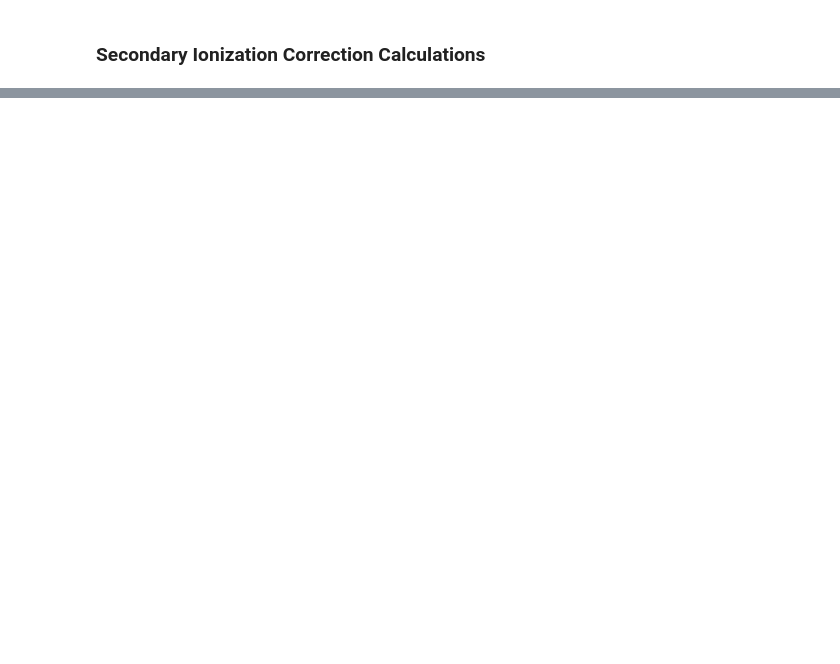
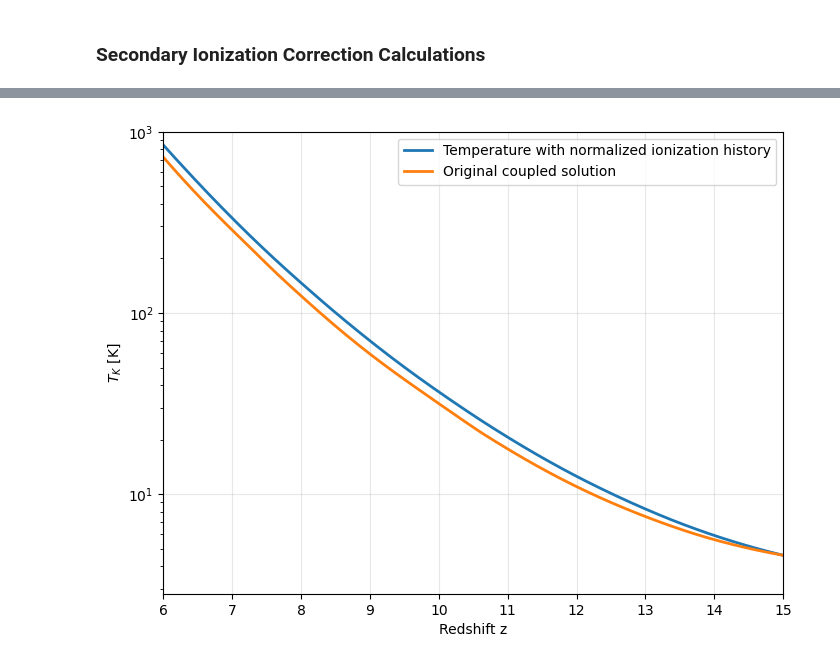
Before and after one commit to ysvaditya05/Galaxy-Formation, a Jupyter notebook: Notebooks/XRay_Heating.ipynb, the cells around one changed output, grey strips where cells are left out. Drawn from its saved outputs; the diff is of its cells as text; code cells hidden in the pictures; blank space fills up the shorter version.

```diff
--- a/Notebooks/XRay_Heating.ipynb
+++ b/Notebooks/XRay_Heating.ipynb
@@ -1958,29 +1952,31 @@ T_test = sol_test.sol(z_fullheating)[0]
 # %%
 plt.figure(figsize=(8,6))
 
 plt.plot(
     z_fullheating,
     T_test,
     lw=2,
     label="Temperature with normalized ionization history"
 )
 
 plt.plot(
     z_fullheating,
     T_K_FH,
     lw=2,
     label="Original coupled solution"
 )
 
 plt.xlabel("Redshift z")
 plt.ylabel(r"$T_K$ [K]")
 
 plt.yscale("log")
 
 plt.legend()
 plt.grid(alpha=0.3)
 
 plt.xlim(6, 15)
-plt.ylim(0, 300)
+plt.ylim(0, 1000)
 
 plt.show()
+# %% [output]
+[figure, added]
```
Also changed, not shown: parts of 36 cells of this notebook, 7 other files.
